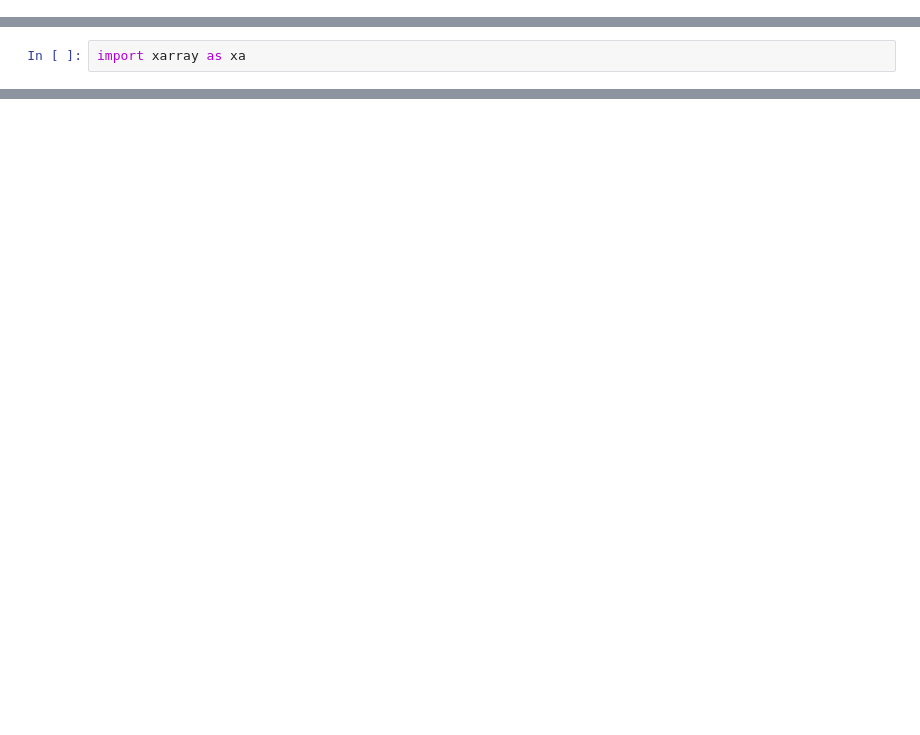
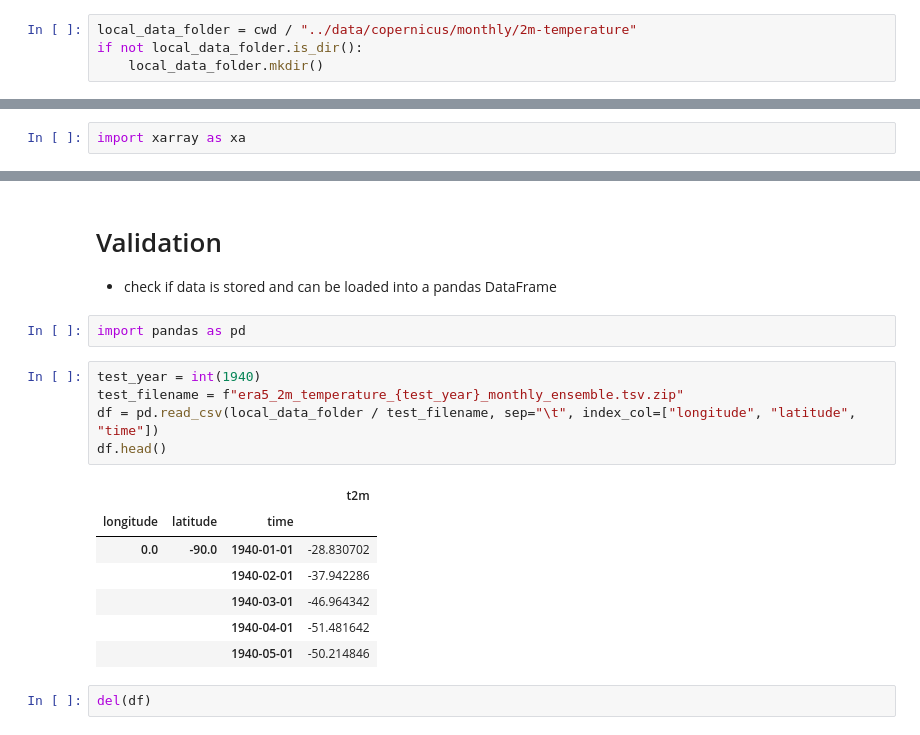
Before and after one commit to TobiSan5/graphs-for-sm, a Jupyter notebook: notebooks/copernicus-era.ipynb, the cells around one changed output, grey strips where cells are left out. Cells and saved outputs as stored; diff of their text form; blank space fills up the shorter version.

```diff
--- a/notebooks/copernicus-era.ipynb
+++ b/notebooks/copernicus-era.ipynb
@@ -15,0 +29,4 @@ str(cwd)
+# %%
+local_data_folder = cwd / "../data/copernicus/monthly/2m-temperature"
+if not local_data_folder.is_dir():
+    local_data_folder.mkdir()
@@ -100,0 +77,20 @@ plt.show()
+# %% [markdown]
+# Validation
+- check if data is stored and can be loaded into a pandas DataFrame
+# %%
+import pandas as pd
+# %%
+test_year = int(1940)
+test_filename = f"era5_2m_temperature_{test_year}_monthly_ensemble.tsv.zip"
+df = pd.read_csv(local_data_folder / test_filename, sep="\t", index_col=["longitude", "latitude", "time"])
+df.head()
+# %% [output]
+|  |  |  | t2m |
+| longitude | latitude | time |  |
+| 0.0 | -90.0 | 1940-01-01 | -28.830702 |
+|  |  | 1940-02-01 | -37.942286 |
+|  |  | 1940-03-01 | -46.964342 |
+|  |  | 1940-04-01 | -51.481642 |
+|  |  | 1940-05-01 | -50.214846 |
+# %%
+del(df)
```
Also changed, not shown: parts of 29 cells of this notebook, 3 other files.
